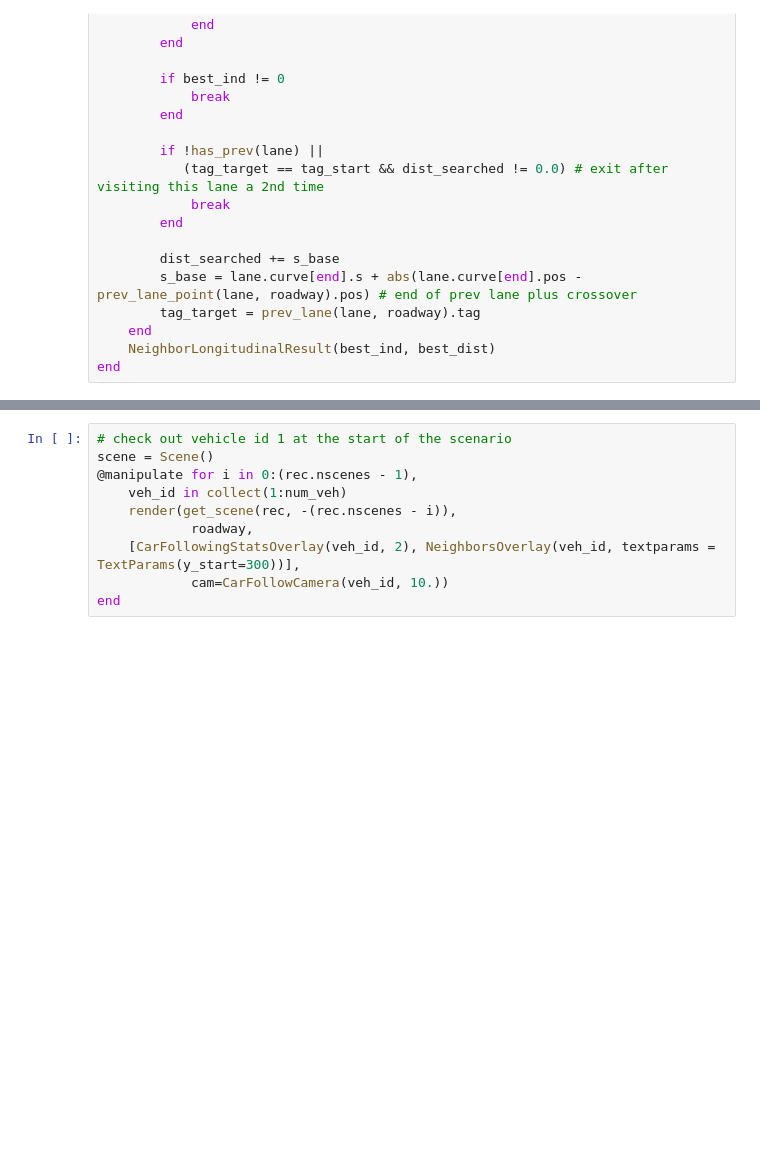
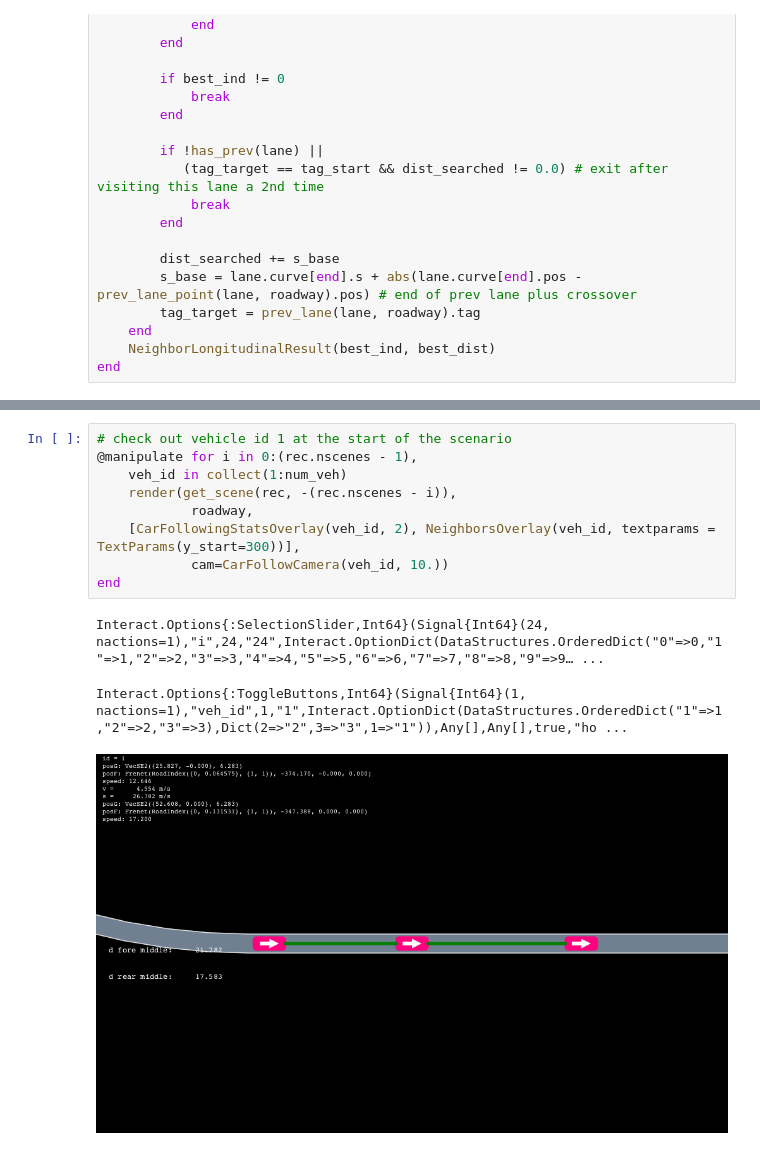
Before and after one commit to sisl/AutoRisk.jl, a Jupyter notebook: scripts/visualization/test_get_neighbor_rear_along_lane.ipynb, the cells around one changed output, grey strips where cells are left out. Cells and saved outputs as stored; diff of their text form; blank space fills up the shorter version.

```diff
--- a/scripts/visualization/test_get_neighbor_rear_along_lane.ipynb
+++ b/scripts/visualization/test_get_neighbor_rear_along_lane.ipynb
@@ -141,10 +148,13 @@ simulate!(scene, models, roadway, rec, T)
 # %%
 # check out vehicle id 1 at the start of the scenario
-scene = Scene()
 @manipulate for i in 0:(rec.nscenes - 1),
     veh_id in collect(1:num_veh)
     render(get_scene(rec, -(rec.nscenes - i)),
             roadway,
     [CarFollowingStatsOverlay(veh_id, 2), NeighborsOverlay(veh_id, textparams = TextParams(y_start=300))],
             cam=CarFollowCamera(veh_id, 10.))
 end
+# %% [output]
+Interact.Options{:SelectionSlider,Int64}(Signal{Int64}(24, nactions=1),"i",24,"24",Interact.OptionDict(DataStructures.OrderedDict("0"=>0,"1"=>1,"2"=>2,"3"=>3,"4"=>4,"5"=>5,"6"=>6,"7"=>7,"8"=>8,"9"=>9… ...
+Interact.Options{:ToggleButtons,Int64}(Signal{Int64}(1, nactions=1),"veh_id",1,"1",Interact.OptionDict(DataStructures.OrderedDict("1"=>1,"2"=>2,"3"=>3),Dict(2=>"2",3=>"3",1=>"1")),Any[],Any[],true,"ho ...
+[figure, added]
```
Also changed, not shown: parts of 3 cells of this notebook, 2 other files.
